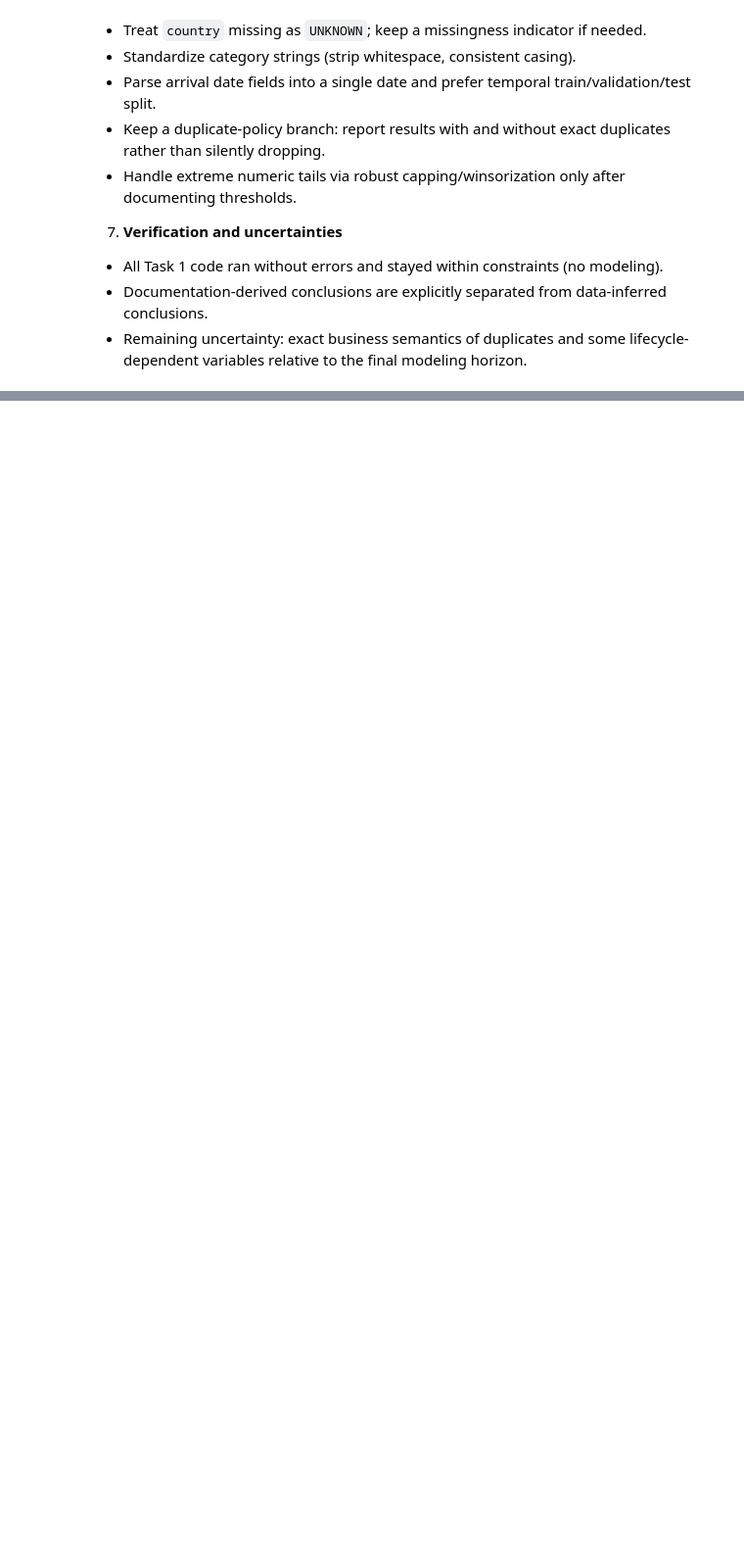
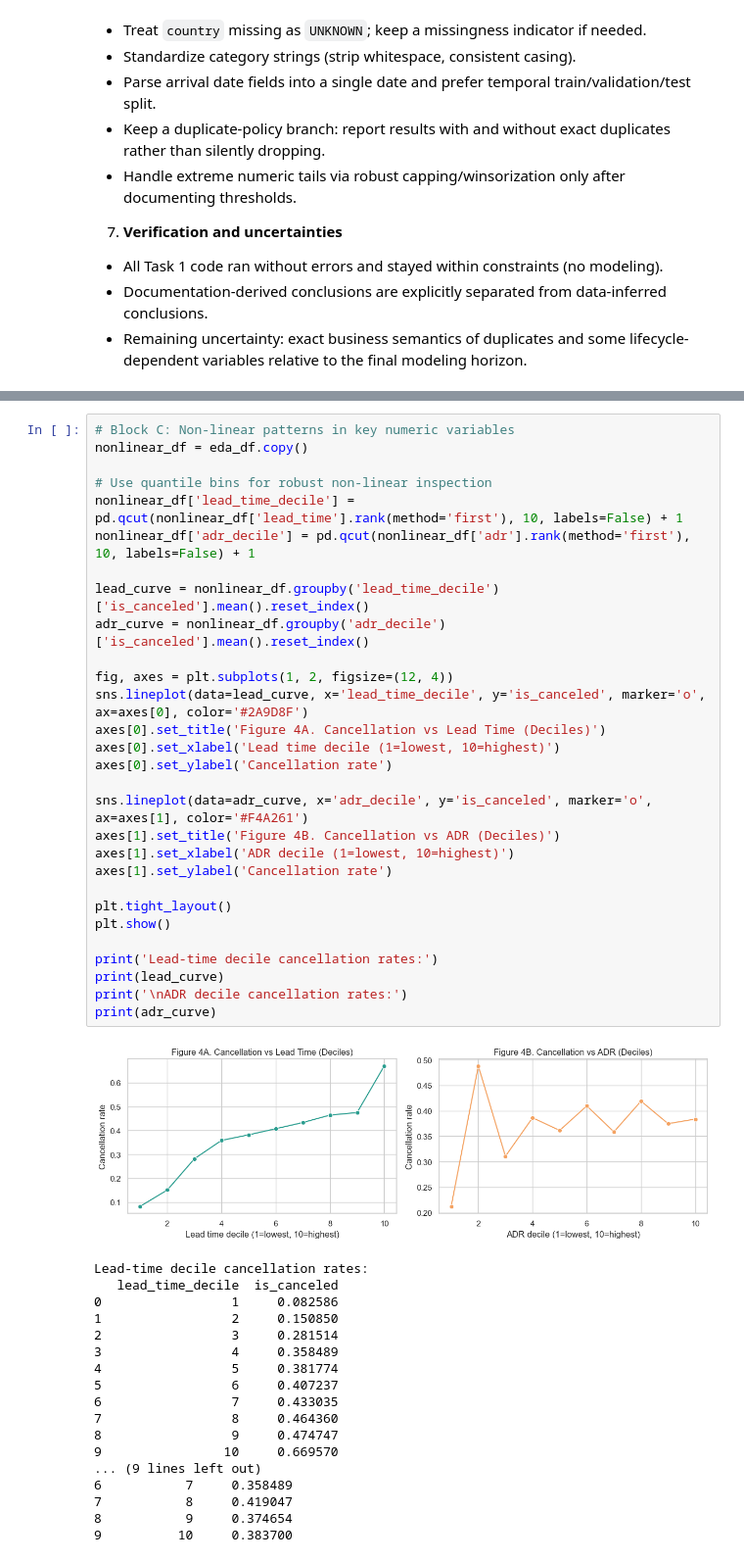
Before and after one commit to CindyLow-T/MSIN0097_GROUP, a Jupyter notebook: predictive_benchmark.ipynb, the cells around one changed output, grey strips where cells are left out. Shown at 98% size. Cells and saved outputs as stored; diff of their text form; blank space fills up the shorter version.

```diff
--- a/predictive_benchmark.ipynb
+++ b/predictive_benchmark.ipynb
@@ -474,0 +664,48 @@ Pending task-specific prompt.
+# %%
+# Block C: Non-linear patterns in key numeric variables
+nonlinear_df = eda_df.copy()
+
+# Use quantile bins for robust non-linear inspection
+nonlinear_df['lead_time_decile'] = pd.qcut(nonlinear_df['lead_time'].rank(method='first'), 10, labels=False) + 1
+nonlinear_df['adr_decile'] = pd.qcut(nonlinear_df['adr'].rank(method='first'), 10, labels=False) + 1
+
+lead_curve = nonlinear_df.groupby('lead_time_decile')['is_canceled'].mean().reset_index()
+adr_curve = nonlinear_df.groupby('adr_decile')['is_canceled'].mean().reset_index()
+
+fig, axes = plt.subplots(1, 2, figsize=(12, 4))
+sns.lineplot(data=lead_curve, x='lead_time_decile', y='is_canceled', marker='o', ax=axes[0], color='#2A9D8F')
+axes[0].set_title('Figure 4A. Cancellation vs Lead Time (Deciles)')
+axes[0].set_xlabel('Lead time decile (1=lowest, 10=highest)')
+axes[0].set_ylabel('Cancellation rate')
+
+sns.lineplot(data=adr_curve, x='adr_decile', y='is_canceled', marker='o', ax=axes[1], color='#F4A261')
+axes[1].set_title('Figure 4B. Cancellation vs ADR (Deciles)')
+axes[1].set_xlabel('ADR decile (1=lowest, 10=highest)')
+axes[1].set_ylabel('Cancellation rate')
+
+plt.tight_layout()
+plt.show()
+
+print('Lead-time decile cancellation rates:')
+print(lead_curve)
+print('\nADR decile cancellation rates:')
+print(adr_curve)
+# %% [output]
+[figure, added]
+Lead-time decile cancellation rates:
+   lead_time_decile  is_canceled
+0                 1     0.082586
+1                 2     0.150850
+2                 3     0.281514
+3                 4     0.358489
+4                 5     0.381774
+5                 6     0.407237
+6                 7     0.433035
+7                 8     0.464360
+8                 9     0.474747
+9                10     0.669570
+... (9 lines left out)
+6           7     0.358489
+7           8     0.419047
+8           9     0.374654
+9          10     0.383700
```
Also changed, not shown: parts of 12 cells of this notebook.
